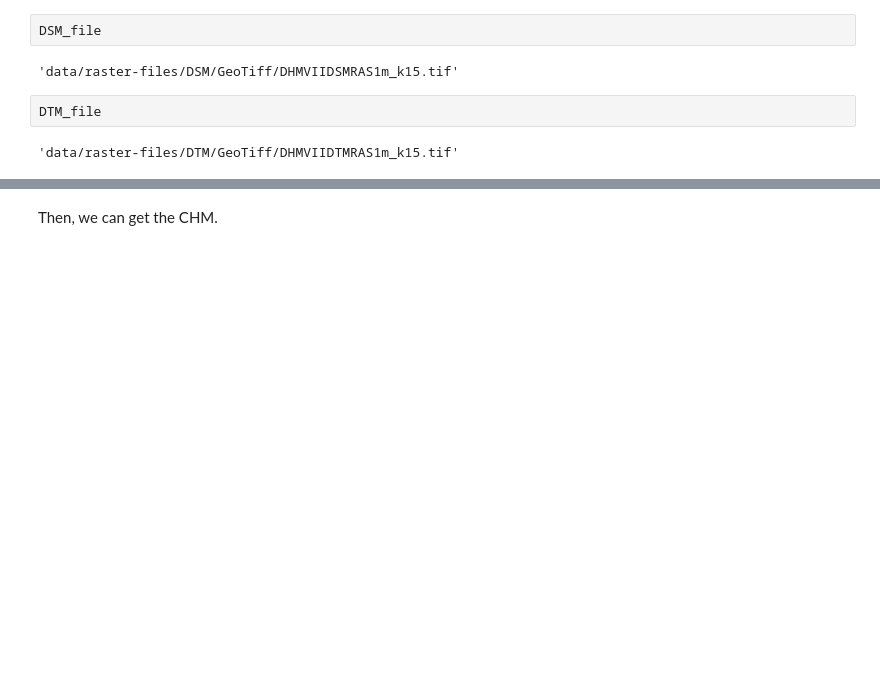
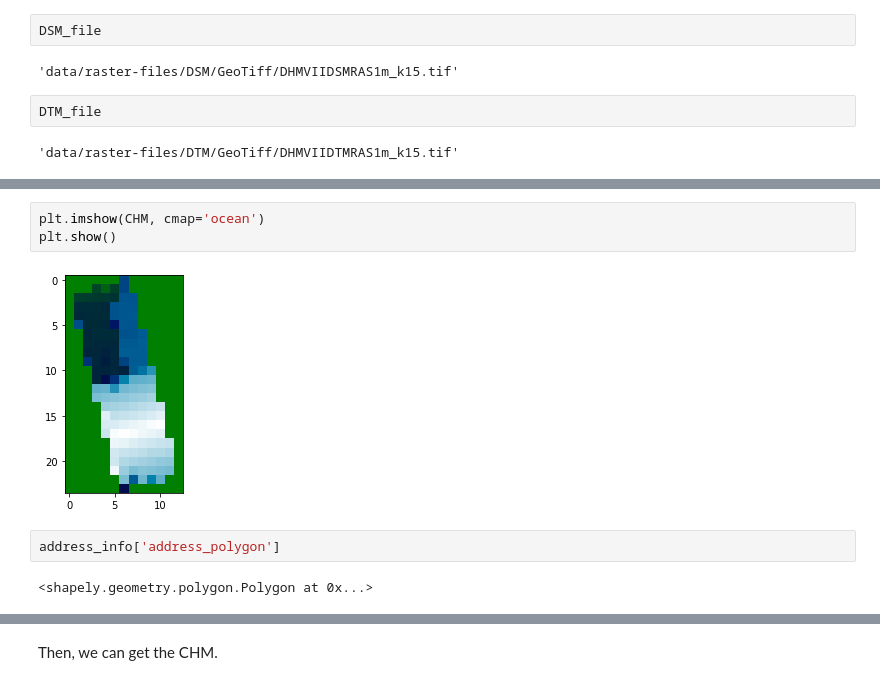
Before and after one commit to arlene14ko/3D_houses, a Jupyter notebook: 3D_houses_project.ipynb, the cells around one changed output, grey strips where cells are left out. Saved outputs shown, nothing was run; the diff lists cells and outputs as text; blank space fills up the shorter version.

```diff
--- a/3D_houses_project.ipynb
+++ b/3D_houses_project.ipynb
@@ -349,0 +359,9 @@ DTM_file
+# %%
+plt.imshow(CHM, cmap='ocean')
+plt.show()
+# %% [output]
+[figure, added]
+# %%
+address_info['address_polygon']
+# %% [output]
+<shapely.geometry.polygon.Polygon at 0x...>
```
Also changed, not shown: parts of 109 cells of this notebook.
